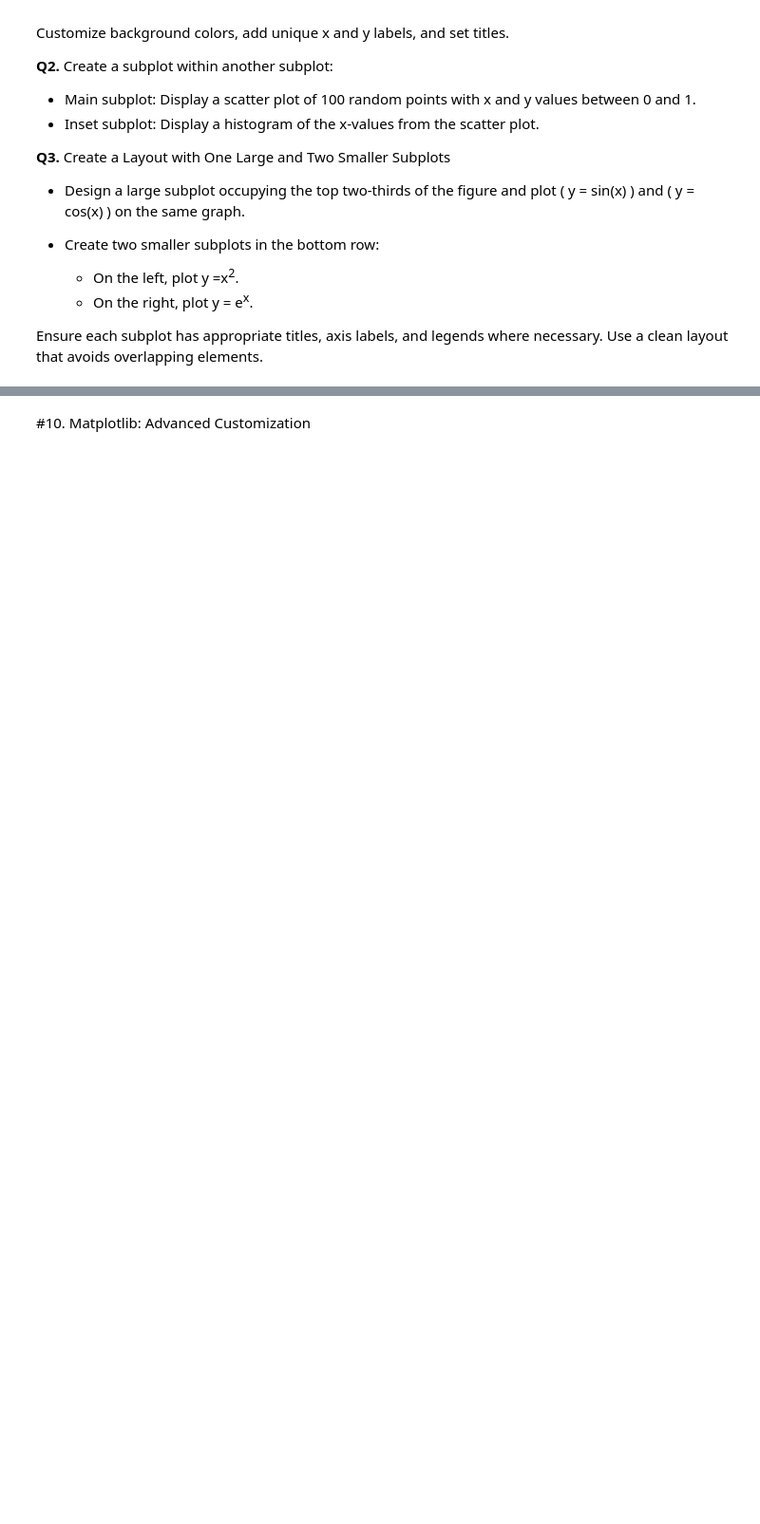
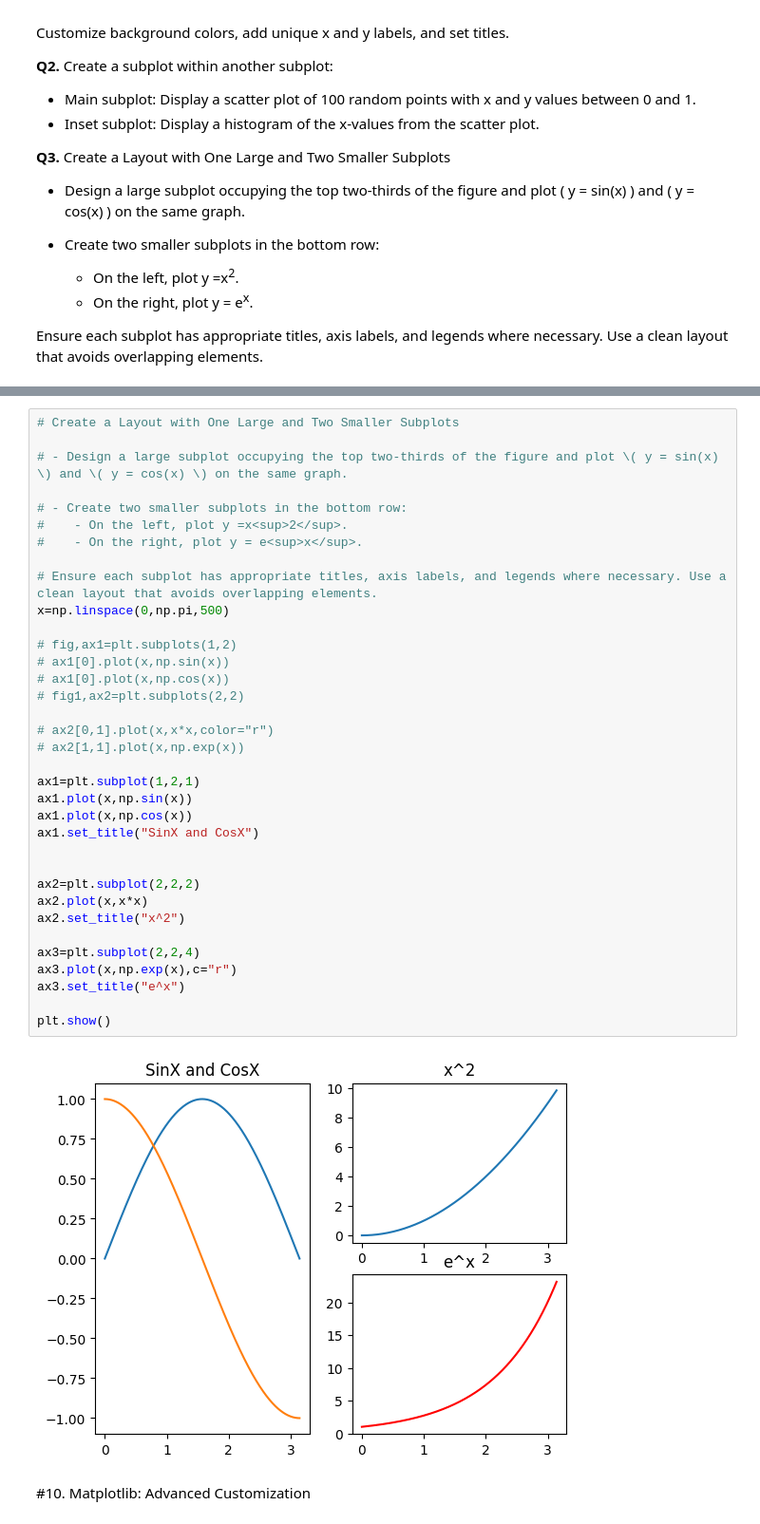
Before and after one commit to ishaank17/PSDV-Grp-ES-114-, a Jupyter notebook: Lab2/Lab2.ipynb, the cells around one changed output, grey strips where cells are left out. Shown at 95% size. Saved outputs shown, nothing was run; the diff lists cells and outputs as text; blank space fills up the shorter version.

```diff
--- a/Lab2/Lab2.ipynb
+++ b/Lab2/Lab2.ipynb
@@ -846,3 +909,40 @@ Ensure each subplot has appropriate titles, axis labels, and legends where neces
+# %%
+# Create a Layout with One Large and Two Smaller Subplots
+
+# - Design a large subplot occupying the top two-thirds of the figure and plot \( y = sin(x) \) and \( y = cos(x) \) on the same graph.
+
+# - Create two smaller subplots in the bottom row:
+#    - On the left, plot y =x<sup>2</sup>.
+#    - On the right, plot y = e<sup>x</sup>.
+
+# Ensure each subplot has appropriate titles, axis labels, and legends where necessary. Use a clean layout that avoids overlapping elements.
+x=np.linspace(0,np.pi,500)
+
+# fig,ax1=plt.subplots(1,2)
+# ax1[0].plot(x,np.sin(x))
+# ax1[0].plot(x,np.cos(x))
+# fig1,ax2=plt.subplots(2,2)
+
+# ax2[0,1].plot(x,x*x,color="r")
+# ax2[1,1].plot(x,np.exp(x))
+
+ax1=plt.subplot(1,2,1)
+ax1.plot(x,np.sin(x))
+ax1.plot(x,np.cos(x))
+ax1.set_title("SinX and CosX")
+
+
+ax2=plt.subplot(2,2,2)
+ax2.plot(x,x*x)
+ax2.set_title("x^2")
+
+ax3=plt.subplot(2,2,4)
+ax3.plot(x,np.exp(x),c="r")
+ax3.set_title("e^x")
+
+plt.show()
+# %% [output]
+[figure, added]
 # %% [markdown]
 #10. Matplotlib: Advanced Customization
 # %% [markdown]
```
Also changed, not shown: parts of 6 cells of this notebook.
